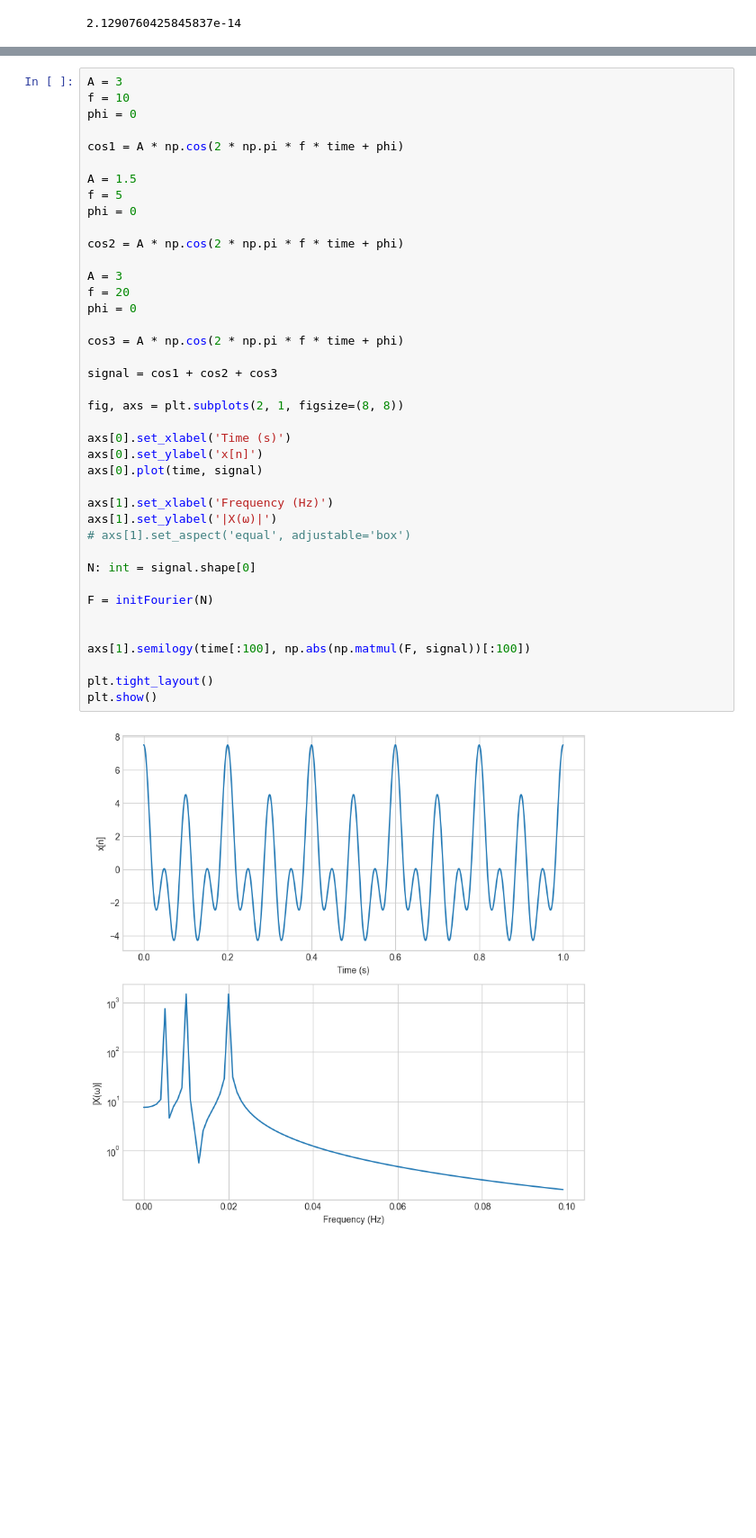
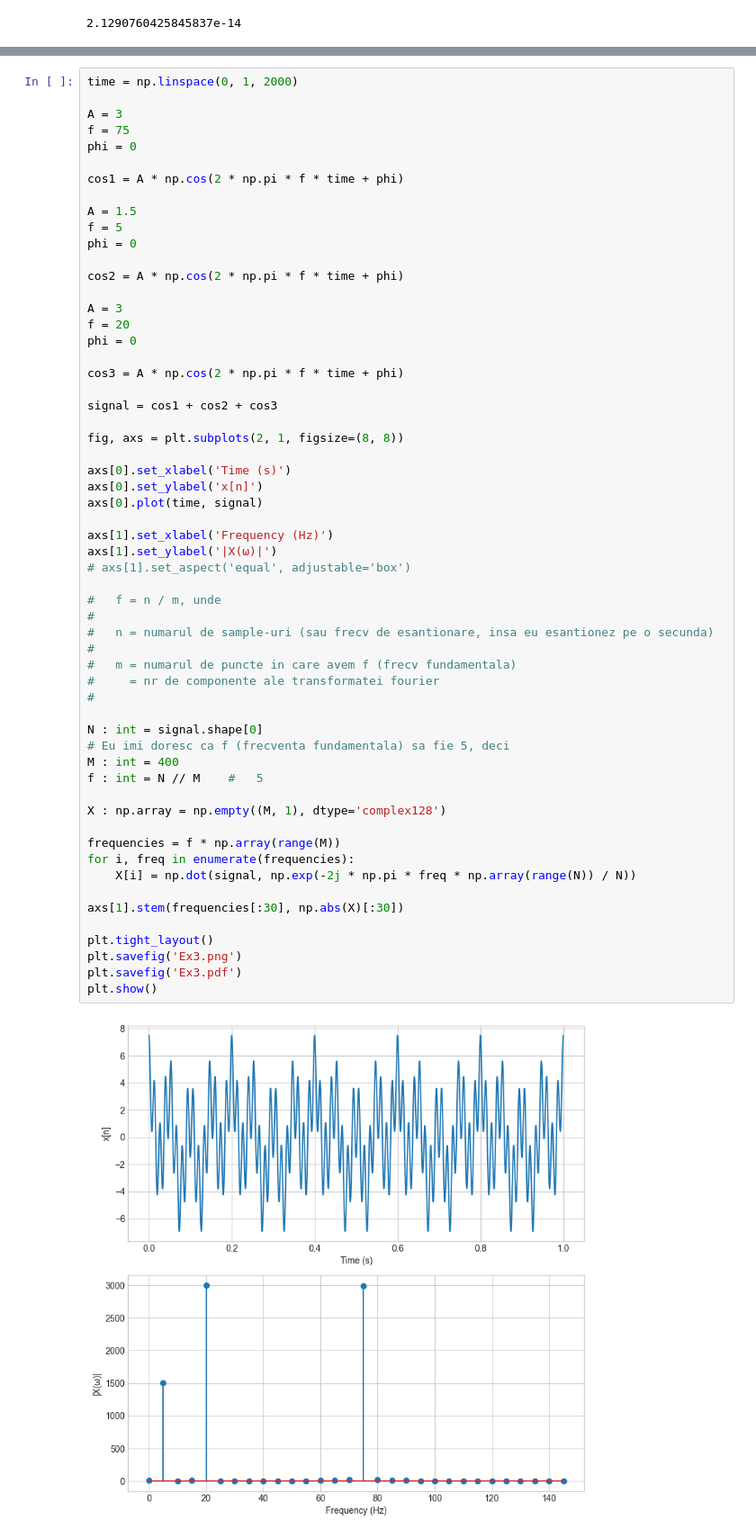
Before and after one commit to radubuzas/PS, a Jupyter notebook: lab3.ipynb, the cells around one changed output, grey strips where cells are left out. Shown: that part at 90% size. Cells and saved outputs as stored; diff of their text form; blank space fills up the shorter version.

Commit message:
Finished all plots and fixed last exercise

```diff
--- a/lab3.ipynb
+++ b/lab3.ipynb
@@ -140,8 +140,10 @@ plt.show()
 # %% [output]
 [figure]
 # %%
+time = np.linspace(0, 1, 2000)
+
 A = 3
-f = 10
+f = 75
 phi = 0
 
 cos1 = A * np.cos(2 * np.pi * f * time + phi)
@@ -150,34 +152,50 @@ A = 1.5
 f = 5
 phi = 0
 
 cos2 = A * np.cos(2 * np.pi * f * time + phi)
 
 A = 3
 f = 20
 phi = 0
 
 cos3 = A * np.cos(2 * np.pi * f * time + phi)
 
 signal = cos1 + cos2 + cos3
 
 fig, axs = plt.subplots(2, 1, figsize=(8, 8))
 
 axs[0].set_xlabel('Time (s)')
 axs[0].set_ylabel('x[n]')
 axs[0].plot(time, signal)
 
 axs[1].set_xlabel('Frequency (Hz)')
 axs[1].set_ylabel('|X(ω)|')
 # axs[1].set_aspect('equal', adjustable='box')
 
-N: int = signal.shape[0]
+#   f = n / m, unde
+#
+#   n = numarul de sample-uri (sau frecv de esantionare, insa eu esantionez pe o secunda)
+#
+#   m = numarul de puncte in care avem f (frecv fundamentala)
+#     = nr de componente ale transformatei fourier
+#
 
-F = initFourier(N)
+N : int = signal.shape[0]
+# Eu imi doresc ca f (frecventa fundamentala) sa fie 5, deci
+M : int = 400
+f : int = N // M    #   5
 
+X : np.array = np.empty((M, 1), dtype='complex128')
 
-axs[1].semilogy(time[:100], np.abs(np.matmul(F, signal))[:100])
+frequencies = f * np.array(range(M))
+for i, freq in enumerate(frequencies):
+    X[i] = np.dot(signal, np.exp(-2j * np.pi * freq * np.array(range(N)) / N))
+
+axs[1].stem(frequencies[:30], np.abs(X)[:30])
 
 plt.tight_layout()
+plt.savefig('Ex3.png')
+plt.savefig('Ex3.pdf')
 plt.show()
 # %% [output]
-[figure, old version]
+[figure, new version]
```
Also changed, not shown: 5 other files.
